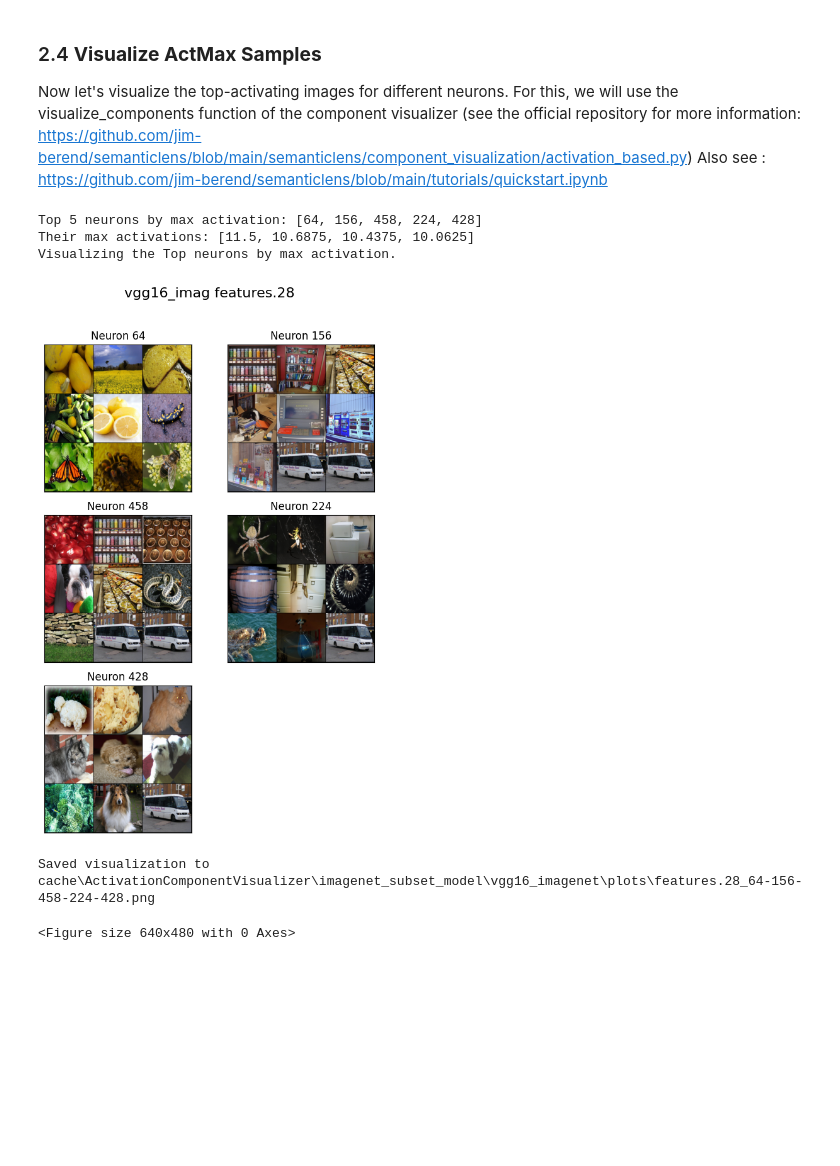
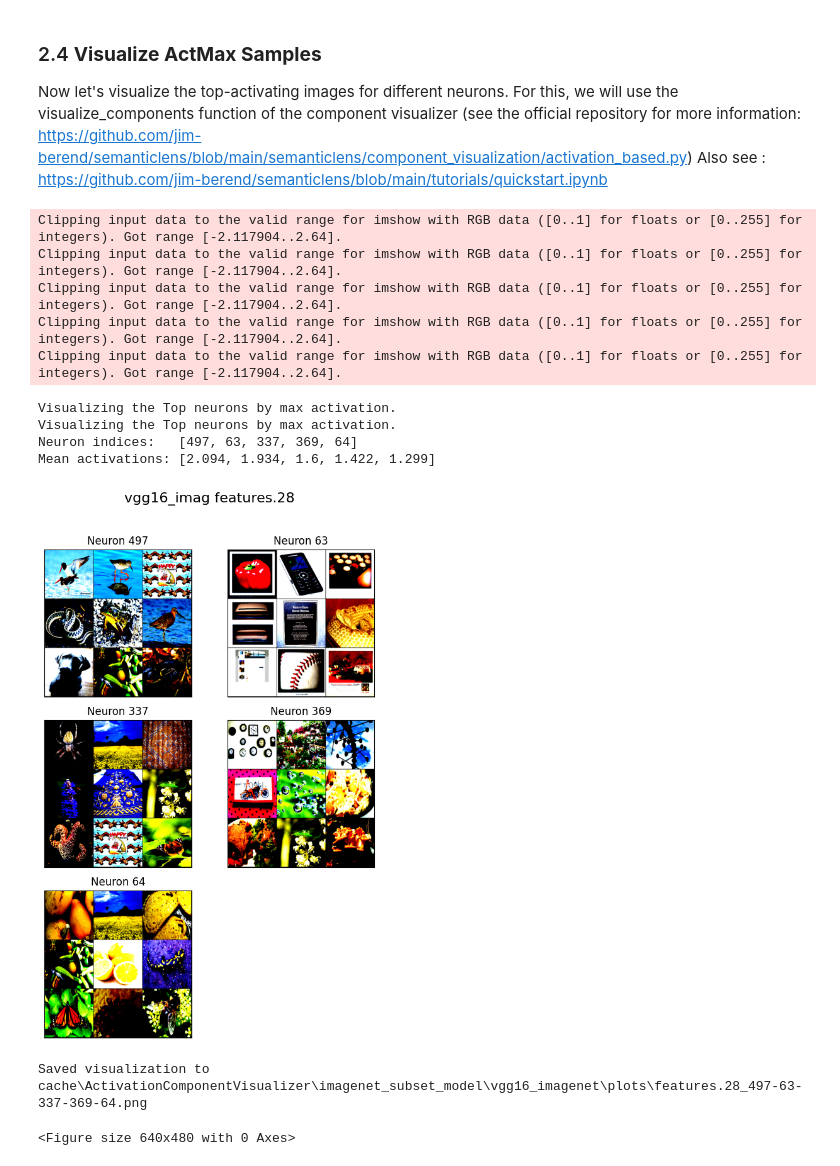
Before and after one commit to AHSharan/XAI-HCI, a Jupyter notebook: Assignment3/GlobalExplanations.ipynb, the cells around one changed output. Cells and saved outputs as stored; diff of their text form; code cells hidden in the pictures; blank space fills up the shorter version.

```diff
--- a/Assignment3/GlobalExplanations.ipynb
+++ b/Assignment3/GlobalExplanations.ipynb
@@ -210,7 +210,7 @@ SemanticLens expects two torch Datasets:
 The following code creates these two Datasets from our imagenet sample data:
 # %%
 # ImageNet validation samples
-folder = Path("../Data/imagenet-sample/data")
+folder = Path("../data/imagenet-sample")
 
 image_paths = [str(p) for p in folder.iterdir() if p.is_file()]
 
@@ -262,5 +263,6 @@ Use the run function, to create an actmax_cache.
 For more information on this function, check the official repository: https://github.com/jim-berend/semanticlens/blob/main/semanticlens/component_visualization/activation_based.py
 # %%
 # Run the component viusalizer for the whole dataset.
-# TODO
+actmax_cache = component_visualizer.run(batch_size=32)
+print(f"Done. Cached layers: {list(actmax_cache.keys())}")
 # %% [output]
@@ -275,17 +274,33 @@ For this, we will use the visualize_components function of the component visuali
 Also see : https://github.com/jim-berend/semanticlens/blob/main/tutorials/quickstart.ipynb
 # %%
 # Get the 5 neurons that have the highest average activations.
-# TODO
+layer_name = layer_names[0]
 
 # Get their indices
-# TODO
+mean_activations = actmax_cache[layer_name].activations.float().mean(dim=1)
+
+top_values, top_neurons = torch.topk(mean_activations, k=5)
 
 print(f"Visualizing the Top neurons by max activation.")
-# TODO
+print(f"Neuron indices:   {top_neurons.tolist()}")
+print(f"Mean activations: {[round(v, 3) for v in top_values.tolist()]}")
+
+component_visualizer.visualize_components(
+    component_ids=top_neurons,
+    layer_name=layer_name,
+    n_samples=9,
+    nrows=3,
+)
 # %% [output]
-Top 5 neurons by max activation: [64, 156, 458, 224, 428]
-Their max activations: [11.5, 10.6875, 10.4375, 10.0625]
-Visualizing the Top neurons by max activation.
+Clipping input data to the valid range for imshow with RGB data ([0..1] for floats or [0..255] for integers). Got range [-2.117904..2.64].
+Clipping input data to the valid range for imshow with RGB data ([0..1] for floats or [0..255] for integers). Got range [-2.117904..2.64].
+Clipping input data to the valid range for imshow with RGB data ([0..1] for floats or [0..255] for integers). Got range [-2.117904..2.64].
+Clipping input data to the valid range for imshow with RGB data ([0..1] for floats or [0..255] for integers). Got range [-2.117904..2.64].
+Clipping input data to the valid range for imshow with RGB data ([0..1] for floats or [0..255] for integers). Got range [-2.117904..2.64].
+Visualizing the Top neurons by max activation.
+Visualizing the Top neurons by max activation.
+Neuron indices:   [497, 63, 337, 369, 64]
+Mean activations: [2.094, 1.934, 1.6, 1.422, 1.299]
-[figure, old version]
+[figure, new version]
-Saved visualization to cache\ActivationComponentVisualizer\imagenet_subset_model\vgg16_imagenet\plots\features.28_64-156-458-224-428.png
-<Figure size 640x480 with 0 Axes>
+Saved visualization to cache\ActivationComponentVisualizer\imagenet_subset_model\vgg16_imagenet\plots\features.28_497-63-337-369-64.png
+<Figure size 640x480 with 0 Axes>
```
Also changed, not shown: parts of 6 cells of this notebook, 2 other files.
